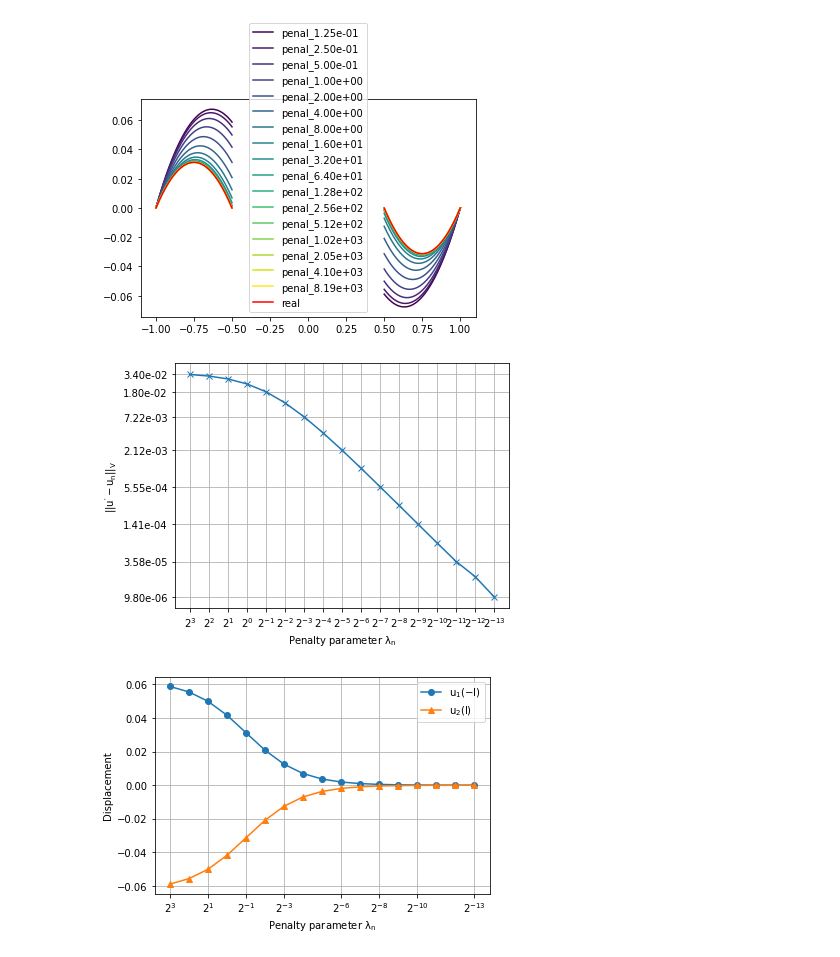
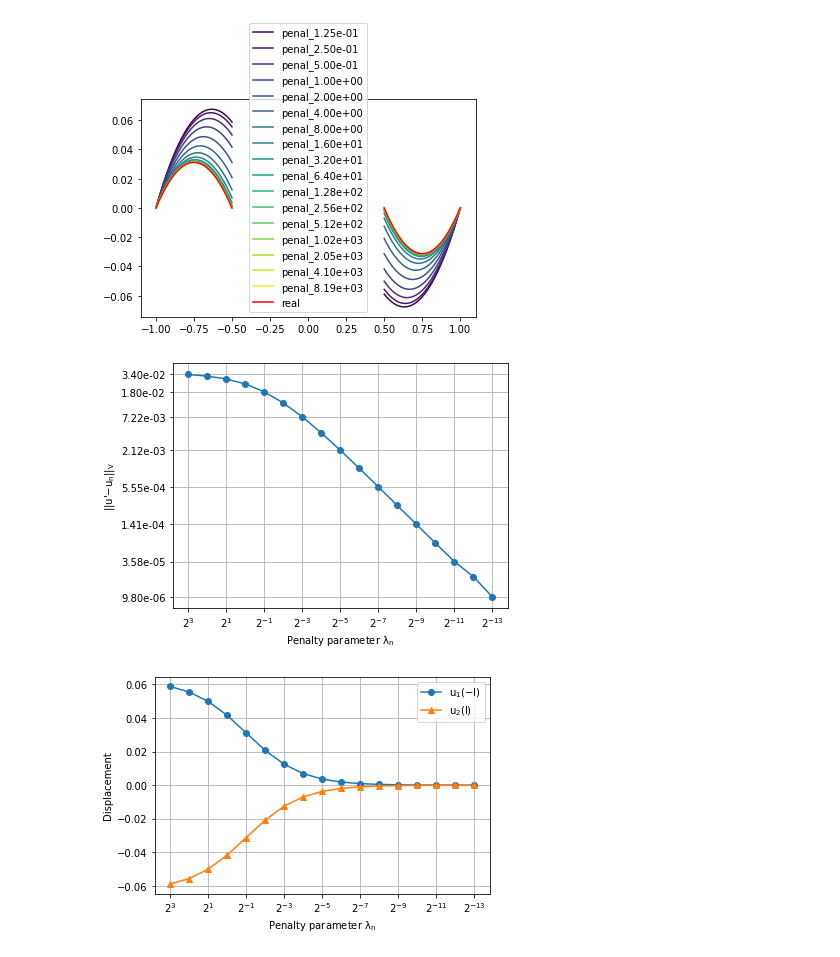
Before and after one commit to KOS-UJ/Spring-Rods-System-Approximation, a Jupyter notebook: experiments/convergence_result.ipynb, the cells around one changed output. Drawn from its saved outputs; the diff is of its cells as text; code cells hidden in the pictures.

```diff
--- a/experiments/convergence_result.ipynb
+++ b/experiments/convergence_result.ipynb
@@ -122,37 +122,40 @@ plt.legend()
 plt.grid()
 # %% [output]
 [figure]
+# %%
+param_x_ticks = np.linspace(0, len(penal_params) - 1, 9, dtype=int)
 # %%
 fig = plt.gcf()
 fig.set_size_inches((6, 4.5))
 
-plt.plot(penal_params, error_norm, marker='x')
+plt.plot(penal_params, error_norm, marker='o')
 plt.xlabel('Penalty parameter $\lambda_n$')
-plt.ylabel('$||u\' - u_n||_V$')
+target_sign = "'" if experiment_idx == 1 else "''"
+plt.ylabel(f'$||u${target_sign}$ - u_n||_V$')
 plt.xscale('log')
 plt.yscale('log')
 
 plt.minorticks_off()
-plt.xticks(penal_params, penal_params_labels)
+plt.xticks(penal_params[param_x_ticks], np.array(penal_params_labels)[param_x_ticks])
+
 plt.gca().invert_xaxis()
 yticks = np.delete(error_norm[::2], 1)
 plt.yticks(yticks, [f'{err:.2e}' for err in yticks])
 plt.savefig(f'plots/convergence_results/convergence_error_norm_{experiment_idx}.png', bbox_inches='tight')
 # %% [output]
-[figure, old version]
+[figure, new version]
 # %%
 plt.plot([s[0] for s in spring_ends], label='$u_1(-l)$', marker='o')
 plt.plot([s[1] for s in spring_ends], label='$u_2(l)$', marker='^')
 
-x_ticks = np.linspace(0, len(penal_params) - 1, 8, dtype=int)
-plt.xticks(x_ticks, np.array(penal_params_labels)[x_ticks])
+plt.xticks(param_x_ticks, np.array(penal_params_labels)[param_x_ticks])
 
 plt.xlabel('Penalty parameter $\lambda_n$')
 plt.ylabel('Displacement')
 plt.legend()
 plt.savefig(f'plots/convergence_results/convergence_spring_ends_{experiment_idx}.png', bbox_inches='tight')
 # %% [output]
-[figure, old version]
+[figure, new version]
 # %%
 up_limit = 0.4
 down_limit = -0.4
```
Also changed, not shown: parts of 2 cells of this notebook, 2 other files.
